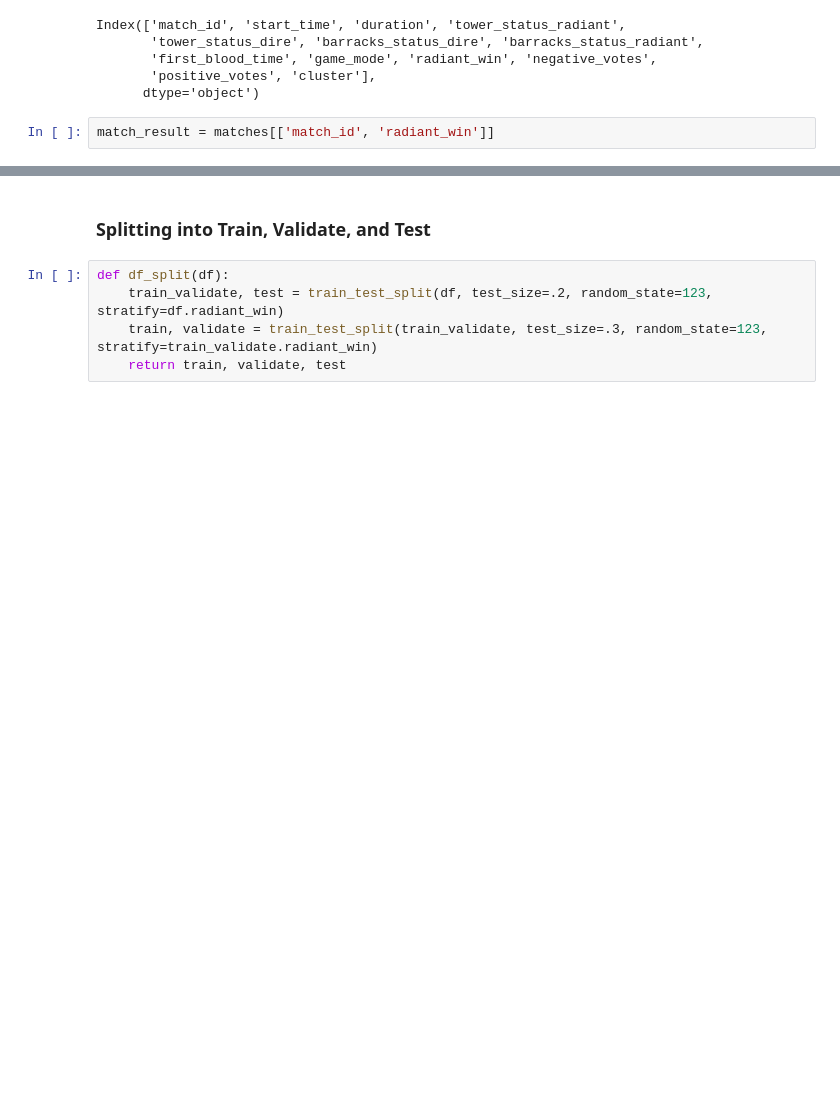
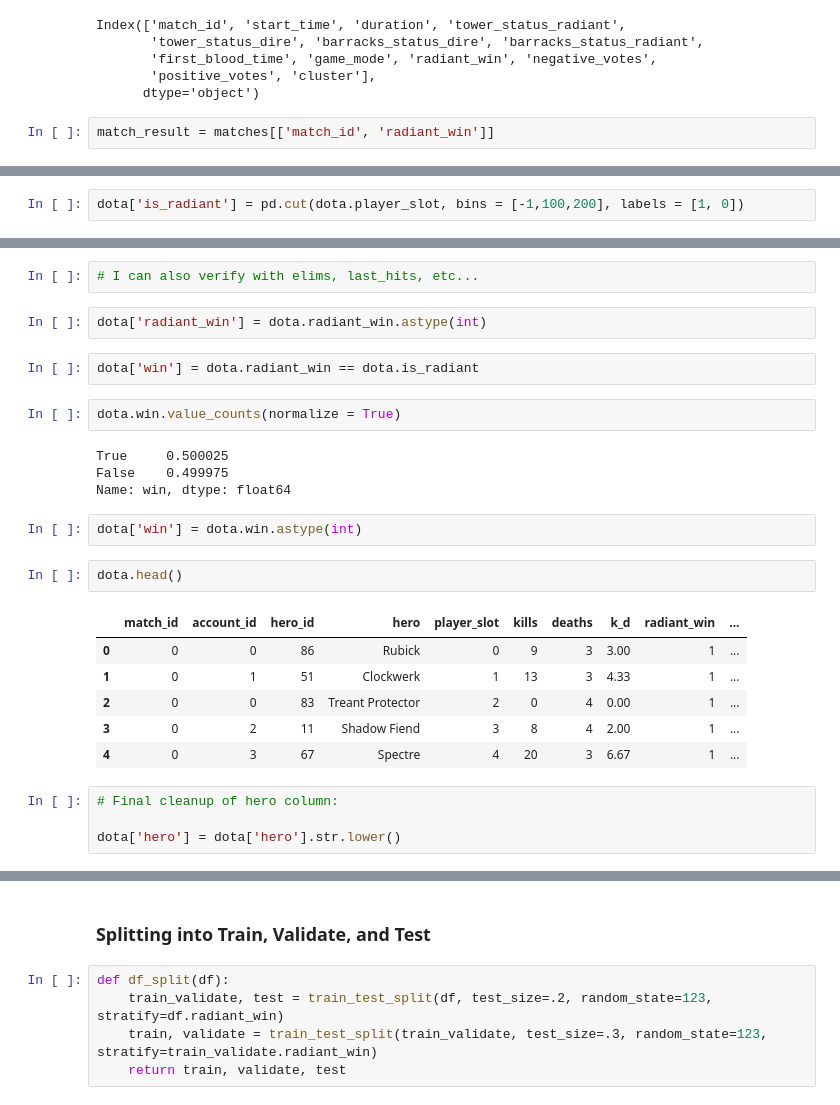
Before and after one commit to lukewbecker/dota-match-predictions, a Jupyter notebook: mvp.ipynb, the cells around one changed output, grey strips where cells are left out. Saved outputs shown, nothing was run; the diff lists cells and outputs as text; blank space fills up the shorter version.

```diff
--- a/mvp.ipynb
+++ b/mvp.ipynb
@@ -556,0 +244,2 @@ dota_df.unstack()
+# %%
+dota['is_radiant'] = pd.cut(dota.player_slot, bins = [-1,100,200], labels = [1, 0])
@@ -556,0 +264,27 @@ dota_df.unstack()
+# %%
+# I can also verify with elims, last_hits, etc...
+# %%
+dota['radiant_win'] = dota.radiant_win.astype(int)
+# %%
+dota['win'] = dota.radiant_win == dota.is_radiant
+# %%
+dota.win.value_counts(normalize = True)
+# %% [output]
+True     0.500025
+False    0.499975
+Name: win, dtype: float64
+# %%
+dota['win'] = dota.win.astype(int)
+# %%
+dota.head()
+# %% [output]
+|  | match_id | account_id | hero_id | hero | player_slot | kills | deaths | k_d | radiant_win | ... |
+| 0 | 0 | 0 | 86 | Rubick | 0 | 9 | 3 | 3.00 | 1 | ... |
+| 1 | 0 | 1 | 51 | Clockwerk | 1 | 13 | 3 | 4.33 | 1 | ... |
+| 2 | 0 | 0 | 83 | Treant Protector | 2 | 0 | 4 | 0.00 | 1 | ... |
+| 3 | 0 | 2 | 11 | Shadow Fiend | 3 | 8 | 4 | 2.00 | 1 | ... |
+| 4 | 0 | 3 | 67 | Spectre | 4 | 20 | 3 | 6.67 | 1 | ... |
+# %%
+# Final cleanup of hero column:
+
+dota['hero'] = dota['hero'].str.lower()
```
Also changed, not shown: parts of 49 cells of this notebook.
